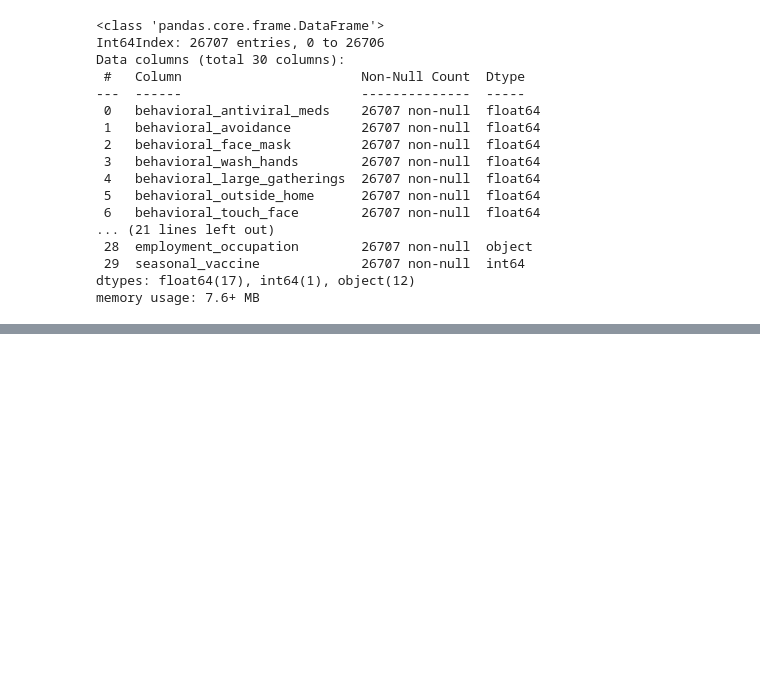
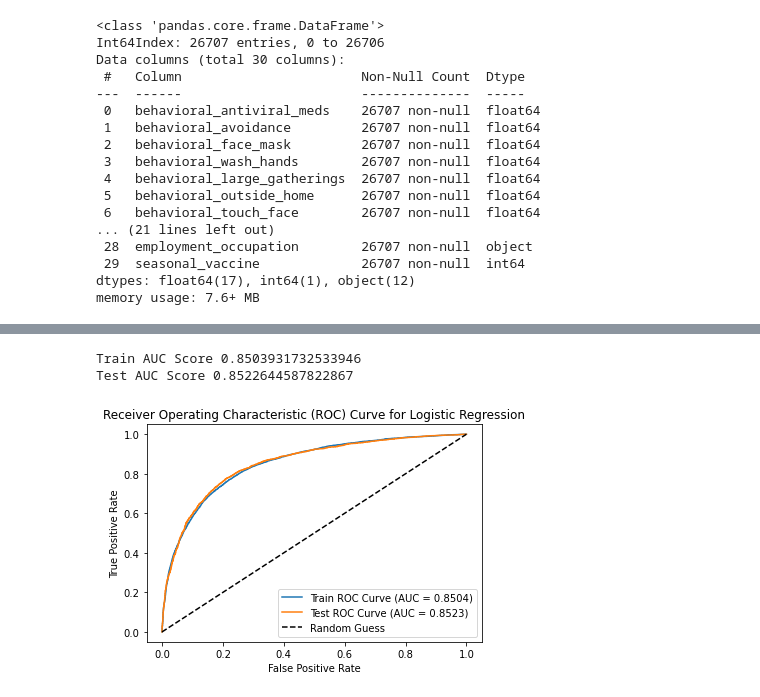
Before and after one commit to Collz472/Phase_3_Project_Colleta, a Jupyter notebook: Phase3_project.ipynb, the cells around one changed output, grey strips where cells are left out. Cells and saved outputs as stored; diff of their text form; code cells hidden in the pictures; blank space fills up the shorter version.

```diff
--- a/Phase3_project.ipynb
+++ b/Phase3_project.ipynb
@@ -946,0 +1189,33 @@ TypeError: __init__() got an unexpected keyword argument 'sparse_output'
+# %%
+# calcluate ROC
+
+# Obtain the predicted probabilities for the positive class
+y_test_prob = model1.predict_proba(X_test_scaled)[:, 1]
+y_train_prob = model1.predict_proba(X_train_scaled)[:, 1]
+
+# Calculate the false positive rate (fpr), true positive rate (tpr), and thresholds
+train_fpr_l, train_tpr_l, thresholds = roc_curve(y_train, y_train_prob)
+test_fpr_l, test_tpr_l, thresholds = roc_curve(y_test, y_test_prob)
+
+# Calculate the AUC score
+auc_score_model1_train = roc_auc_score(y_train, y_train_prob)
+auc_score_model1_test = roc_auc_score(y_test, y_test_prob)
+
+print("Train AUC Score", auc_score_model1_train)
+print("Test AUC Score", auc_score_model1_test)
+
+# Plot the ROC curve
+plt.plot(train_fpr_l, train_tpr_l, label="Train ROC Curve (AUC = {:.4f})".format(auc_score_model1_train))
+plt.plot(test_fpr_l, test_tpr_l, label="Test ROC Curve (AUC = {:.4f})".format(auc_score_model1_test))
+plt.plot([0, 1], [0, 1], "k--", label="Random Guess")
+plt.xlabel("False Positive Rate")
+plt.ylabel("True Positive Rate")
+plt.title("Receiver Operating Characteristic (ROC) Curve for Logistic Regression")
+plt.legend(loc="lower right")
+
+
+plt.show()
+# %% [output]
+Train AUC Score 0.8503931732533946
+Test AUC Score 0.8522644587822867
+[figure, added]
```
Also changed, not shown: parts of 73 cells of this notebook.
